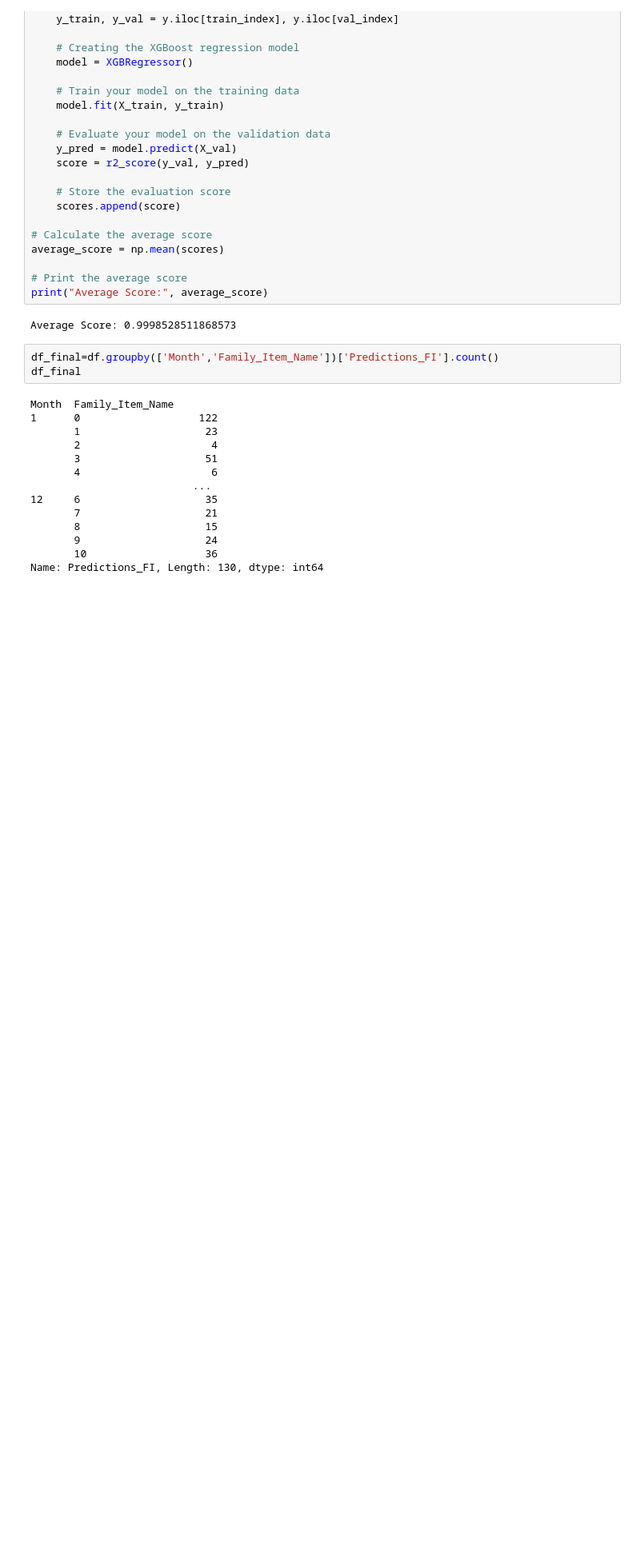
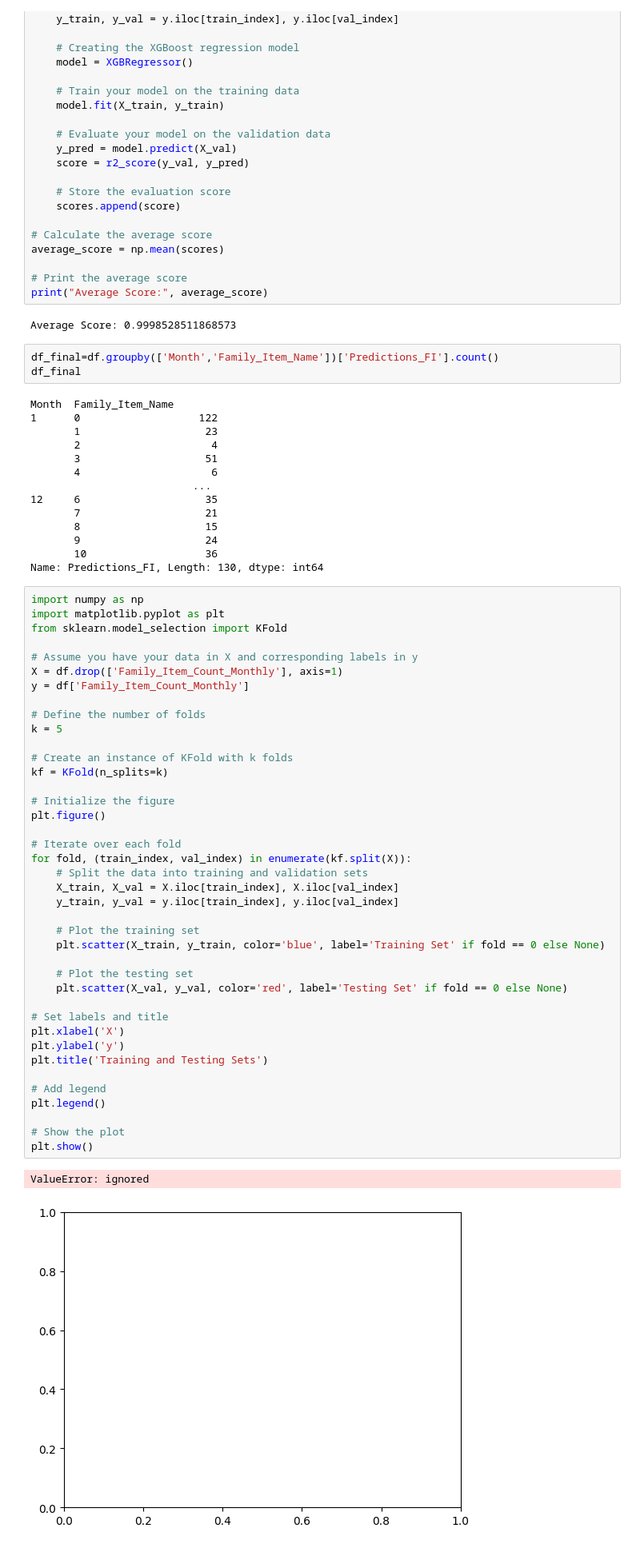
Before and after one commit to Nlasry1996/Nautica-Home, a Jupyter notebook: FamilyItemPred.ipynb, the cells around one changed output. Shown at 80% size. Cells and saved outputs as stored; diff of their text form; blank space fills up the shorter version.

```diff
--- a/FamilyItemPred.ipynb
+++ b/FamilyItemPred.ipynb
@@ -364,3 +364,46 @@ Month  Family_Item_Name
        9                    24
        10                   36
 Name: Predictions_FI, Length: 130, dtype: int64
+# %%
+import numpy as np
+import matplotlib.pyplot as plt
+from sklearn.model_selection import KFold
+
+# Assume you have your data in X and corresponding labels in y
+X = df.drop(['Family_Item_Count_Monthly'], axis=1)
+y = df['Family_Item_Count_Monthly']
+
+# Define the number of folds
+k = 5
+
+# Create an instance of KFold with k folds
+kf = KFold(n_splits=k)
+
+# Initialize the figure
+plt.figure()
+
+# Iterate over each fold
+for fold, (train_index, val_index) in enumerate(kf.split(X)):
+    # Split the data into training and validation sets
+    X_train, X_val = X.iloc[train_index], X.iloc[val_index]
+    y_train, y_val = y.iloc[train_index], y.iloc[val_index]
+
+    # Plot the training set
+    plt.scatter(X_train, y_train, color='blue', label='Training Set' if fold == 0 else None)
+
+    # Plot the testing set
+    plt.scatter(X_val, y_val, color='red', label='Testing Set' if fold == 0 else None)
+
+# Set labels and title
+plt.xlabel('X')
+plt.ylabel('y')
+plt.title('Training and Testing Sets')
+
+# Add legend
+plt.legend()
+
+# Show the plot
+plt.show()
+# %% [output]
+ValueError: ignored
+[figure, added]
```
